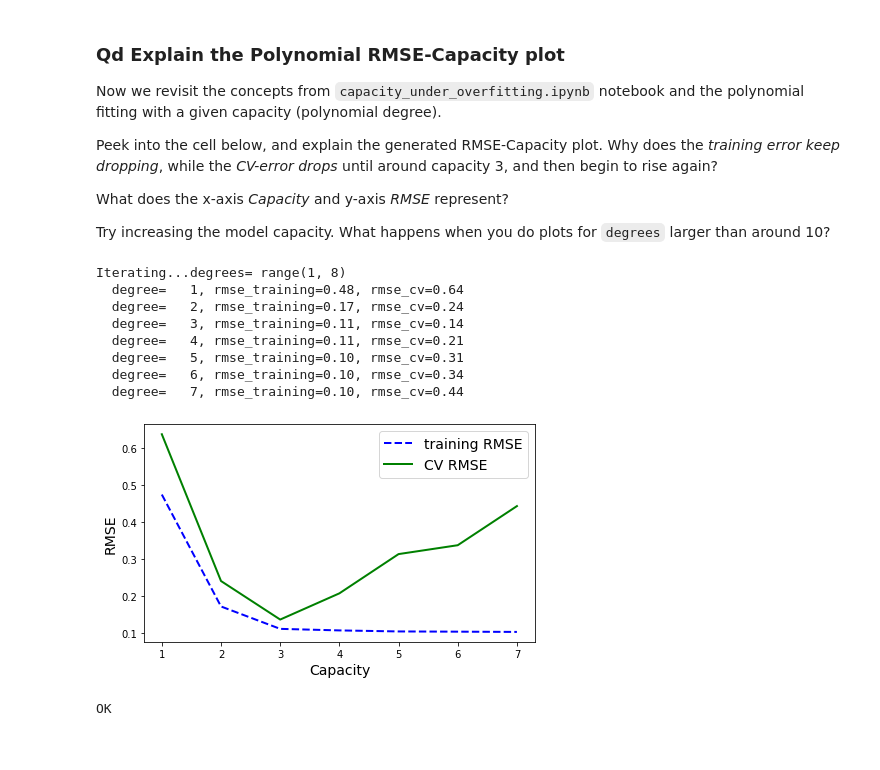
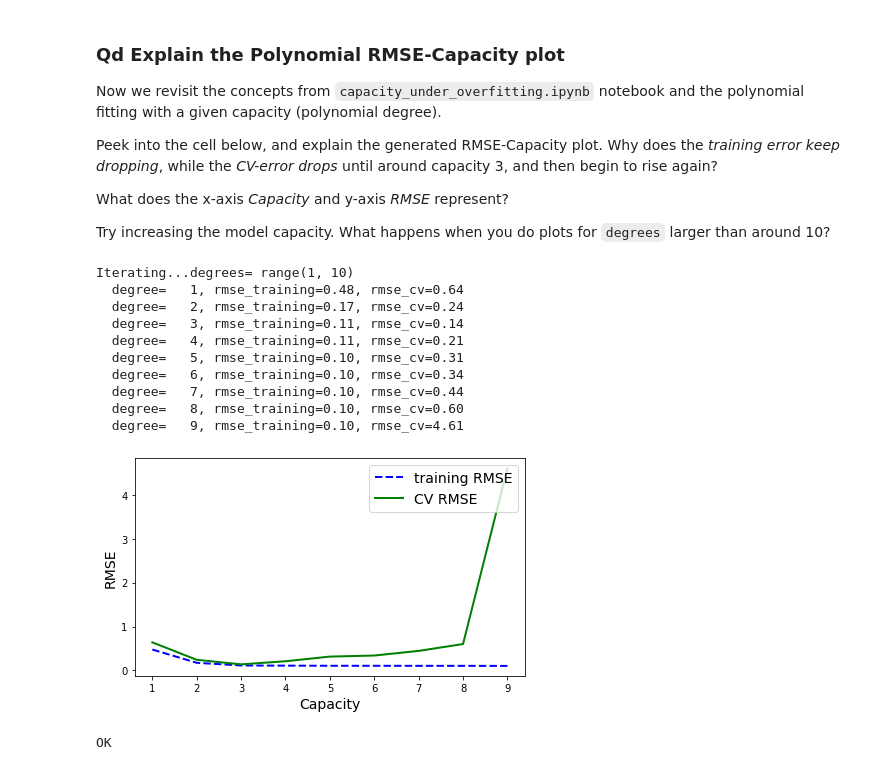
Before and after one commit to gi11/IKT-MAL, a Jupyter notebook: L07/generalization_error.ipynb, the cells around one changed output. Saved outputs shown, nothing was run; the diff lists cells and outputs as text; code cells hidden in the pictures.

```diff
--- a/L07/generalization_error.ipynb
+++ b/L07/generalization_error.ipynb
@@ -245,7 +245,7 @@ def true_fun(X):
 def GenerateData():
     n_samples = 30
     #degrees = [1, 4, 15]
-    degrees = range(1,8)
+    degrees = range(1,10)
 
     X = np.sort(np.random.rand(n_samples))
     y = true_fun(X) + np.random.randn(n_samples) * 0.1
@@ -276,33 +276,35 @@ for i in range(len(degrees)):
     # Evaluate the models using crossvalidation
     scores = cross_val_score(pipeline, Z, y, scoring="neg_mean_squared_error", cv=10)
     score_mean = -scores.mean()
 
     rmse_training=sqrt(train_rms)
     rmse_cv=sqrt(score_mean)
 
     print(f"  degree={d:4d}, rmse_training={rmse_training:4.2f}, rmse_cv={rmse_cv:4.2f}")
 
     capacities    .append(d)
     rmses_training.append(rmse_training)
     rmses_cv      .append(rmse_cv)
 
 plt.figure(figsize=(7,4))
 plt.plot(capacities, rmses_training, "b--", linewidth=2, label="training RMSE")
 plt.plot(capacities, rmses_cv, "g-", linewidth=2, label="CV RMSE")
 plt.legend(loc="upper right", fontsize=14)
 plt.xlabel("Capacity", fontsize=14)
 plt.ylabel("RMSE", fontsize=14)
 plt.show()
 
 print('OK')
 # %% [output]
-Iterating...degrees= range(1, 8)
+Iterating...degrees= range(1, 10)
   degree=   1, rmse_training=0.48, rmse_cv=0.64
   degree=   2, rmse_training=0.17, rmse_cv=0.24
   degree=   3, rmse_training=0.11, rmse_cv=0.14
   degree=   4, rmse_training=0.11, rmse_cv=0.21
   degree=   5, rmse_training=0.10, rmse_cv=0.31
   degree=   6, rmse_training=0.10, rmse_cv=0.34
   degree=   7, rmse_training=0.10, rmse_cv=0.44
+  degree=   8, rmse_training=0.10, rmse_cv=0.60
+  degree=   9, rmse_training=0.10, rmse_cv=4.61
-[figure, old version]
+[figure, new version]
 OK
```
Also changed, not shown: parts of 2 cells of this notebook.
